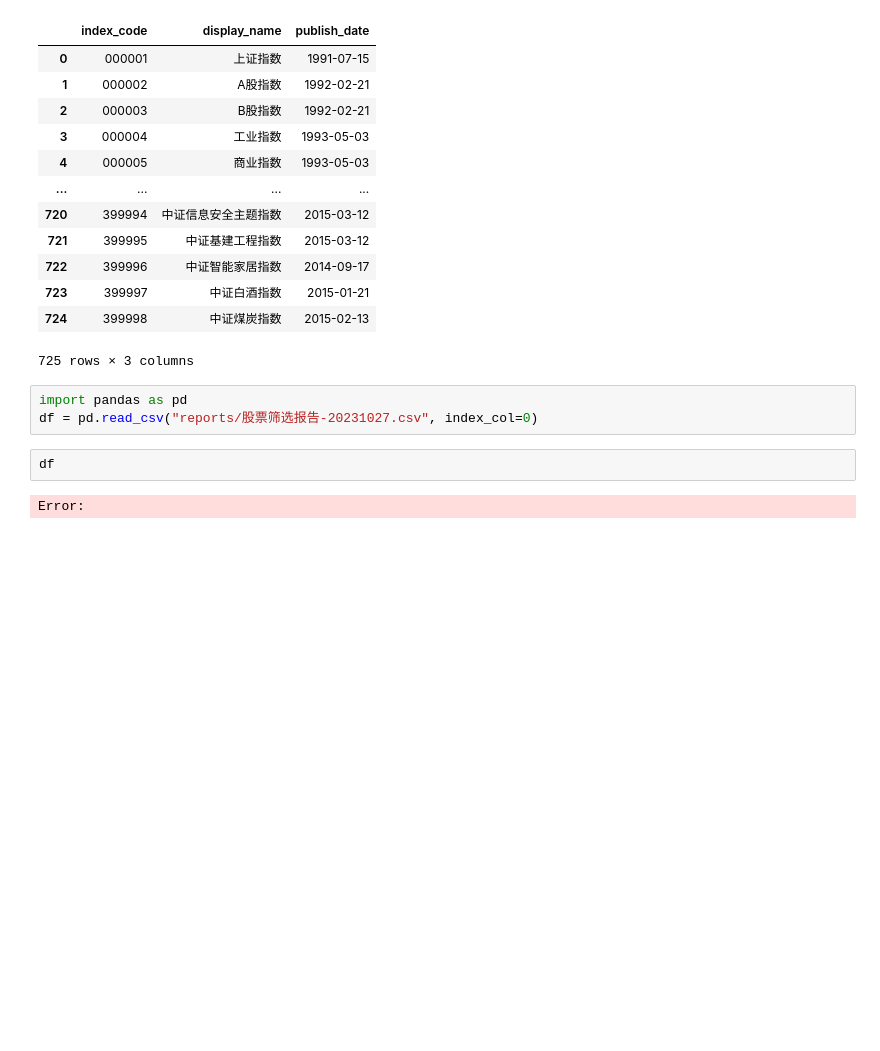
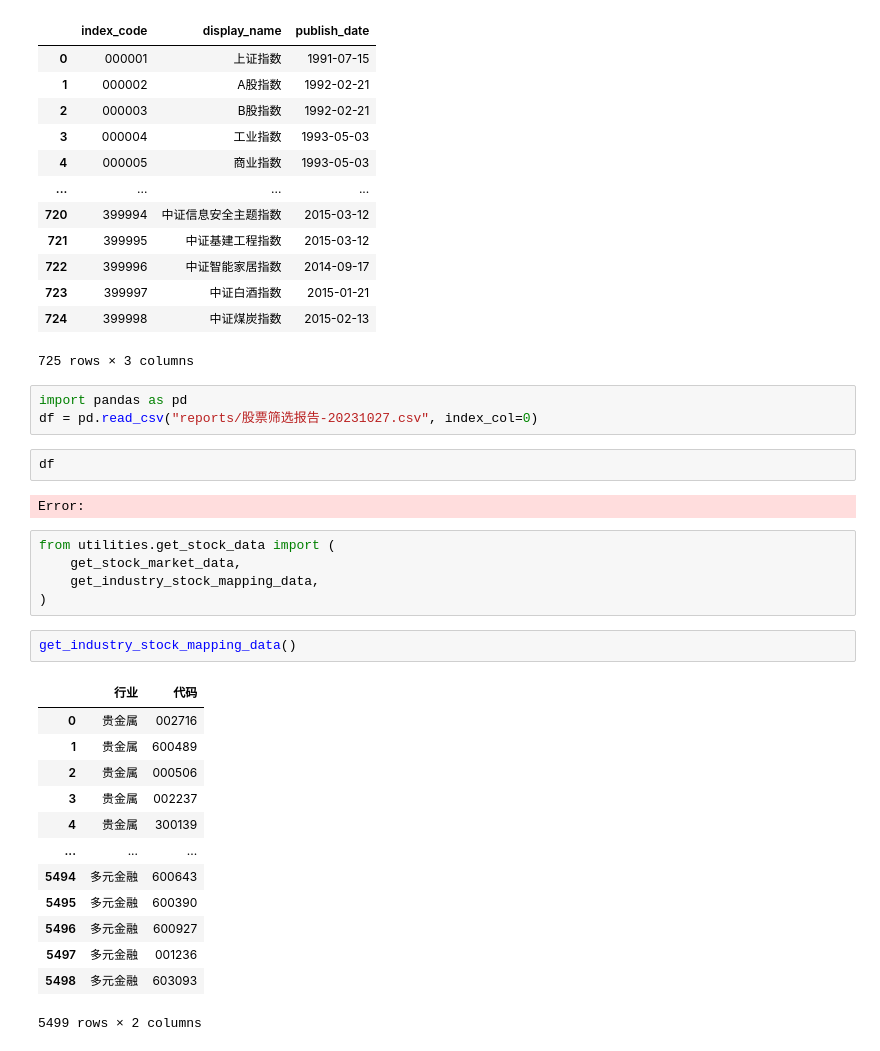
Before and after one commit to ZaxShen/value_investing, a Jupyter notebook: China/test.ipynb, the cells around one changed output. Cells and saved outputs as stored; diff of their text form; blank space fills up the shorter version.

```diff
--- a/China/test.ipynb
+++ b/China/test.ipynb
@@ -223,3 +221,24 @@ df = pd.read_csv("reports/股票筛选报告-20231027.csv", index_col=0)
 df
 # %% [output]
 Error:
+# %%
+from utilities.get_stock_data import (
+    get_stock_market_data,
+    get_industry_stock_mapping_data,
+)
+# %%
+get_industry_stock_mapping_data()
+# %% [output]
+|  | 行业 | 代码 |
+| 0 | 贵金属 | 002716 |
+| 1 | 贵金属 | 600489 |
+| 2 | 贵金属 | 000506 |
+| 3 | 贵金属 | 002237 |
+| 4 | 贵金属 | 300139 |
+| ... | ... | ... |
+| 5494 | 多元金融 | 600643 |
+| 5495 | 多元金融 | 600390 |
+| 5496 | 多元金融 | 600927 |
+| 5497 | 多元金融 | 001236 |
+| 5498 | 多元金融 | 603093 |
+5499 rows × 2 columns
```
Also changed, not shown: parts of 3 cells of this notebook, 2 other files.
